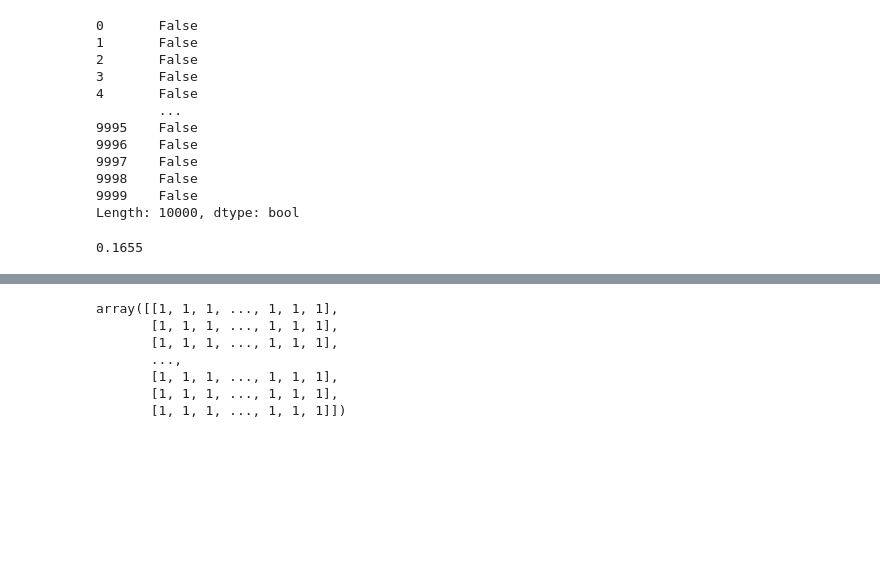
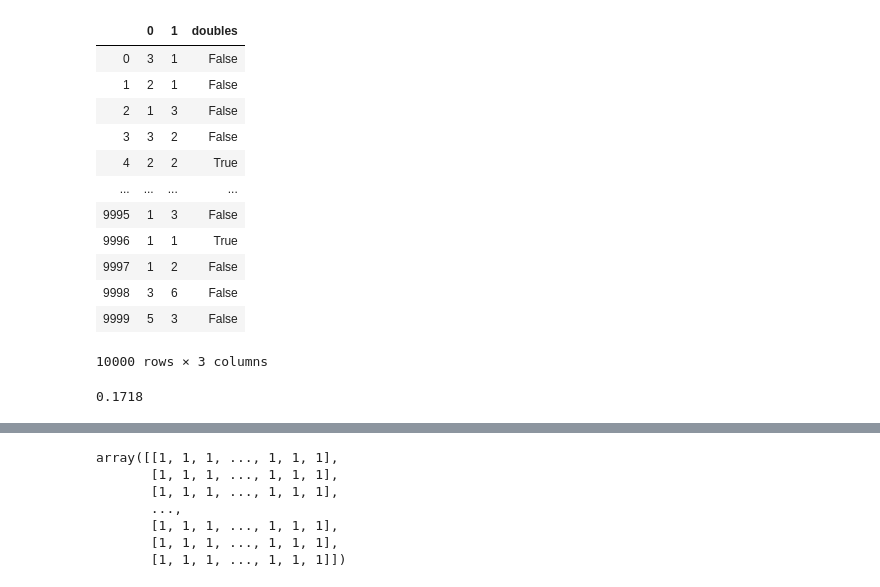
Before and after one commit to aleclhartman/statistics-exercises, a Jupyter notebook: simulation.ipynb, the cells around one changed output, grey strips where cells are left out. Drawn from its saved outputs; the diff is of its cells as text; code cells hidden in the pictures; blank space fills up the shorter version.

```diff
--- a/simulation.ipynb
+++ b/simulation.ipynb
@@ -23,25 +23,27 @@ die_rolls
 10000 rows × 2 columns
 # %%
 # aggregate row-wise
-die_rolls[0] == die_rolls[1]
+die_rolls["doubles"] = die_rolls[0] == die_rolls[1]
+die_rolls
 # %% [output]
+|  | 0 | 1 | doubles |
+| 0 | 3 | 1 | False |
+| 1 | 2 | 1 | False |
+| 2 | 1 | 3 | False |
+| 3 | 3 | 2 | False |
+| 4 | 2 | 2 | True |
+| ... | ... | ... | ... |
+| 9995 | 1 | 3 | False |
+| 9996 | 1 | 1 | True |
+| 9997 | 1 | 2 | False |
+| 9998 | 3 | 6 | False |
+| 9999 | 5 | 3 | False |
-0       False
-1       False
-2       False
-3       False
-4       False
-        ...
-9995    False
-9996    False
-9997    False
-9998    False
-9999    False
-Length: 10000, dtype: bool
+10000 rows × 3 columns
 # %%
 # aggregate to get probability
-(die_rolls[0] == die_rolls[1]).mean()
+(die_rolls.doubles).mean()
 # %% [output]
-0.1655
+0.1718
 # %%
 # 2. If you flip 8 coins, what is the probability of getting exactly
 # 3 heads? What is the probability of getting more than 3 heads?
```
Also changed, not shown: parts of 41 cells of this notebook, 1 other file.
